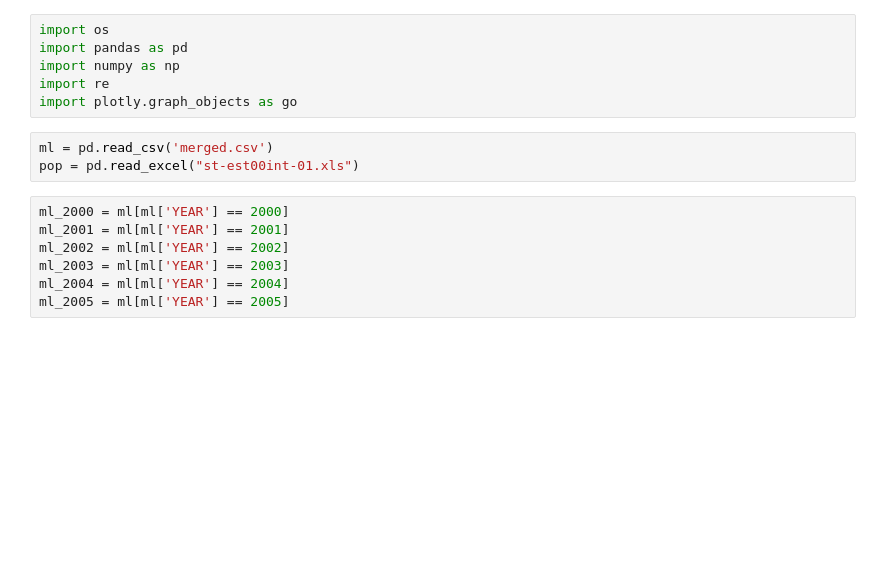
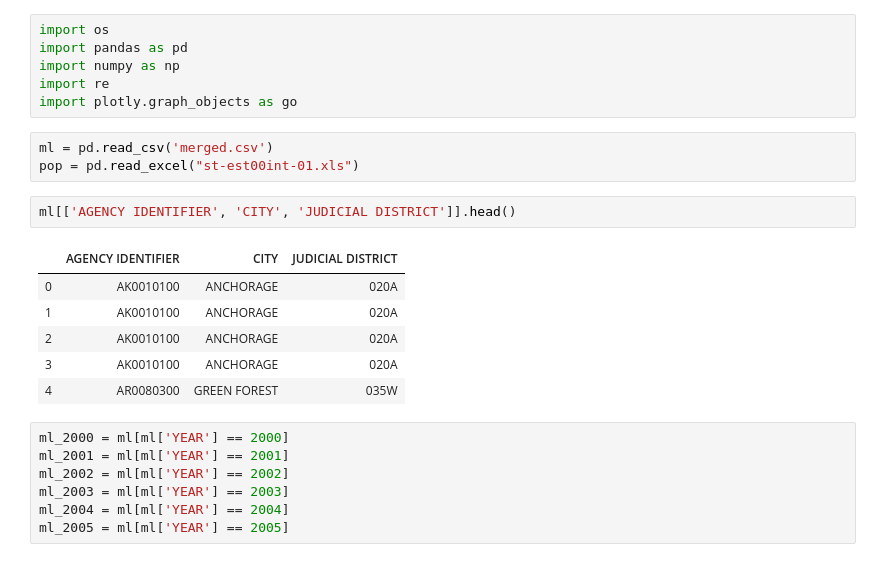
Before and after one commit to helenhc/Crime-Hate-Crime, a Jupyter notebook: Heat Maps for 2000, 2005.ipynb, the cells around one changed output. Saved outputs shown, nothing was run; the diff lists cells and outputs as text; blank space fills up the shorter version.

```diff
--- a/Heat Maps for 2000, 2005.ipynb
+++ b/Heat Maps for 2000, 2005.ipynb
@@ -7,6 +7,15 @@ import plotly.graph_objects as go
 # %%
 ml = pd.read_csv('merged.csv')
 pop = pd.read_excel("st-est00int-01.xls")
+# %%
+ml[['AGENCY IDENTIFIER', 'CITY', 'JUDICIAL DISTRICT']].head()
+# %% [output]
+|  | AGENCY IDENTIFIER | CITY | JUDICIAL DISTRICT |
+| 0 | AK0010100 | ANCHORAGE | 020A |
+| 1 | AK0010100 | ANCHORAGE | 020A |
+| 2 | AK0010100 | ANCHORAGE | 020A |
+| 3 | AK0010100 | ANCHORAGE | 020A |
+| 4 | AR0080300 | GREEN FOREST | 035W |
 # %%
 ml_2000 = ml[ml['YEAR'] == 2000]
 ml_2001 = ml[ml['YEAR'] == 2001]
```
